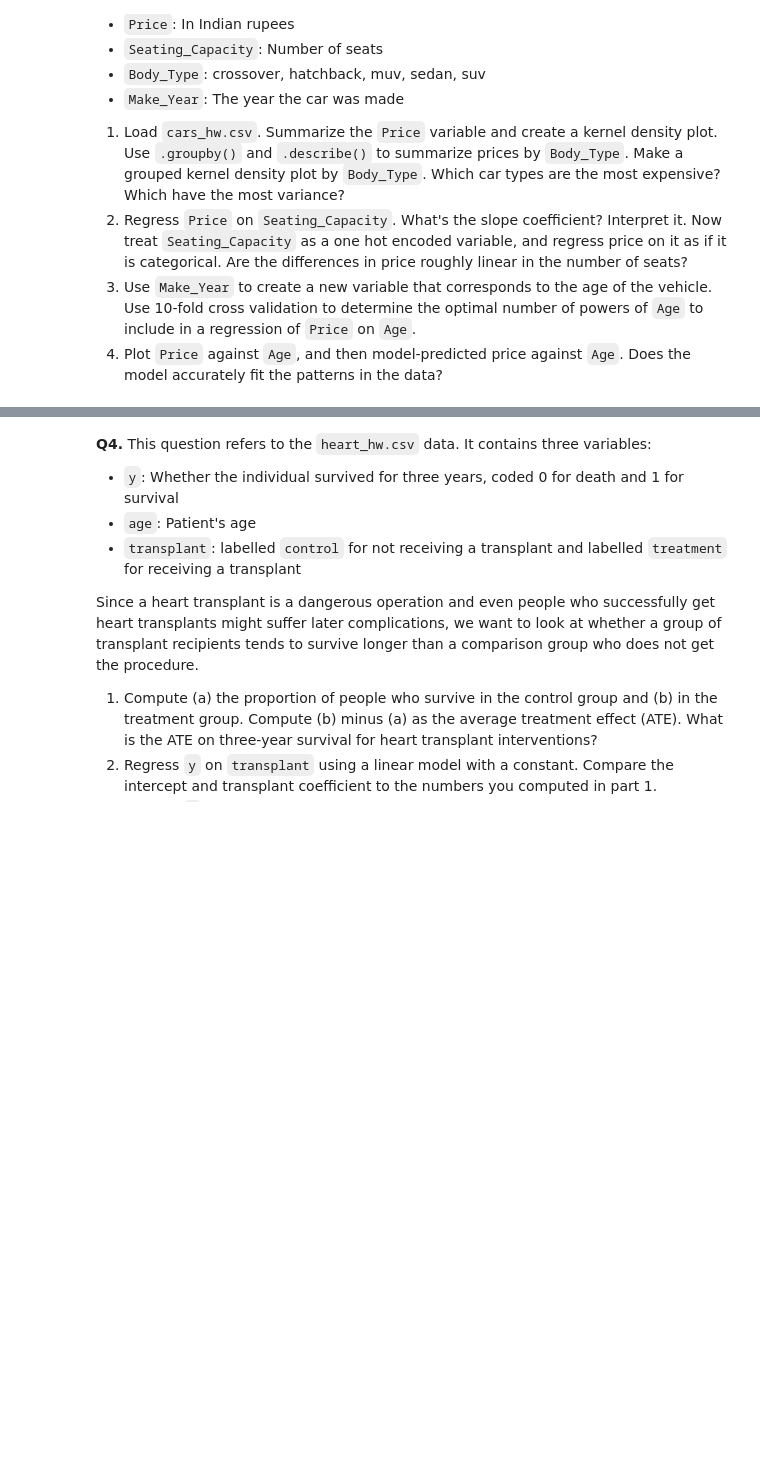
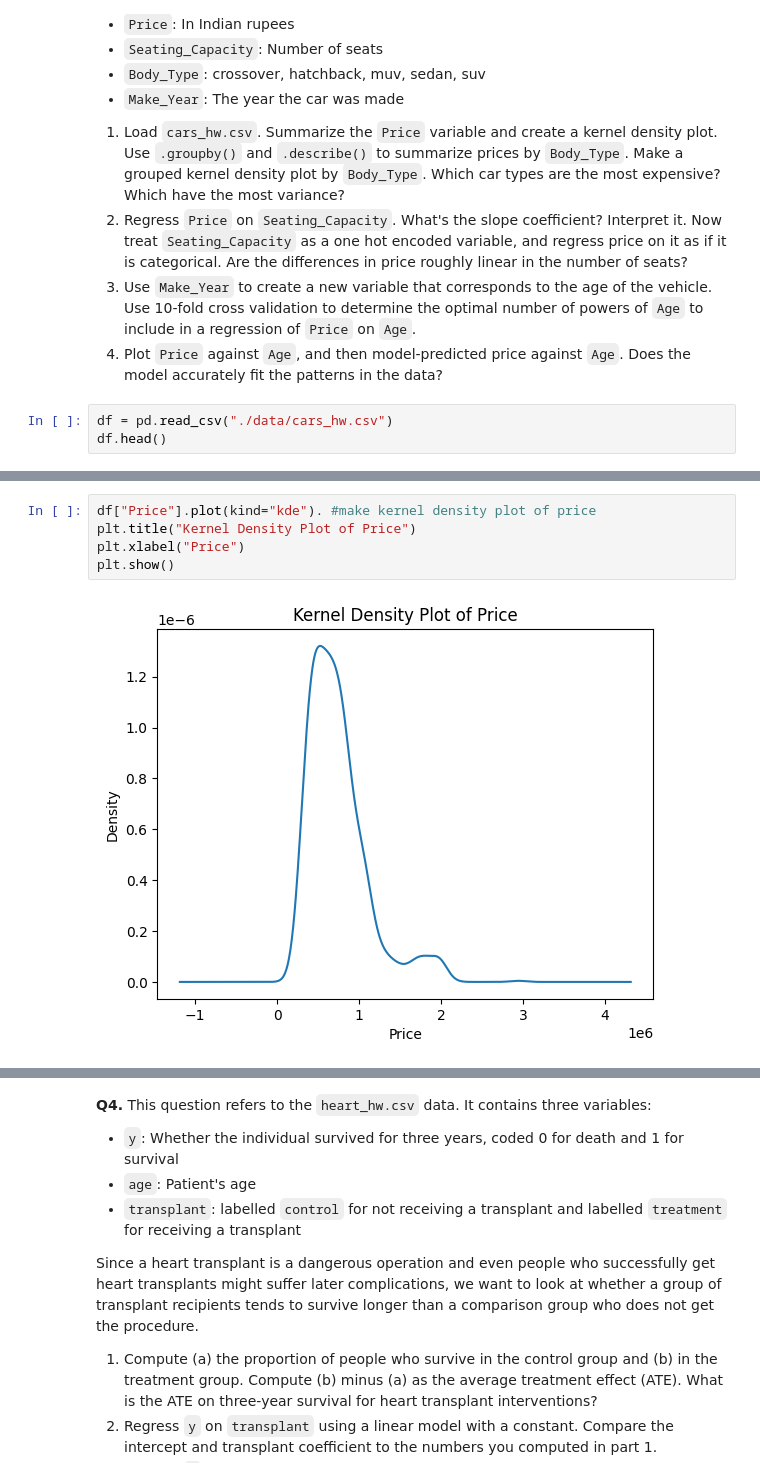
Before and after one commit to msoly25/undergrad_ml_assignments, a Jupyter notebook: 03_assignment_linear_models.ipynb, the cells around one changed output, grey strips where cells are left out. Cells and saved outputs as stored; diff of their text form; blank space fills up the shorter version.

```diff
--- a/03_assignment_linear_models.ipynb
+++ b/03_assignment_linear_models.ipynb
@@ -68,3 +297,6 @@ The value of k is chosen to balance accuracy and reliability with computational
   2. Regress `Price` on `Seating_Capacity`. What's the slope coefficient? Interpret it. Now treat `Seating_Capacity` as a one hot encoded variable, and regress price on it as if it is categorical. Are the differences in price roughly linear in the number of seats?
   3. Use `Make_Year` to create a new variable that corresponds to the age of the vehicle. Use 10-fold cross validation to determine the optimal number of powers of `Age` to include in a regression of `Price` on `Age`.
   4. Plot `Price` against `Age`, and then model-predicted price against `Age`. Does the model accurately fit the patterns in the data?
+# %%
+df = pd.read_csv("./data/cars_hw.csv")
+df.head()
@@ -70,0 +323,7 @@ The value of k is chosen to balance accuracy and reliability with computational
+# %%
+df["Price"].plot(kind="kde"). #make kernel density plot of price
+plt.title("Kernel Density Plot of Price")
+plt.xlabel("Price")
+plt.show()
+# %% [output]
+[figure, added]
```
Also changed, not shown: parts of 38 cells of this notebook.
